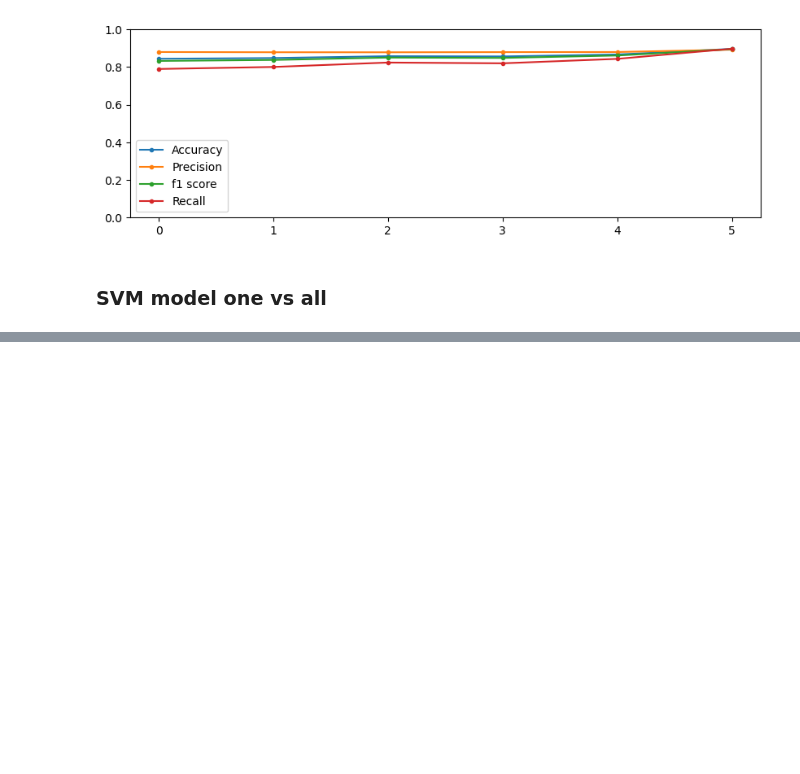
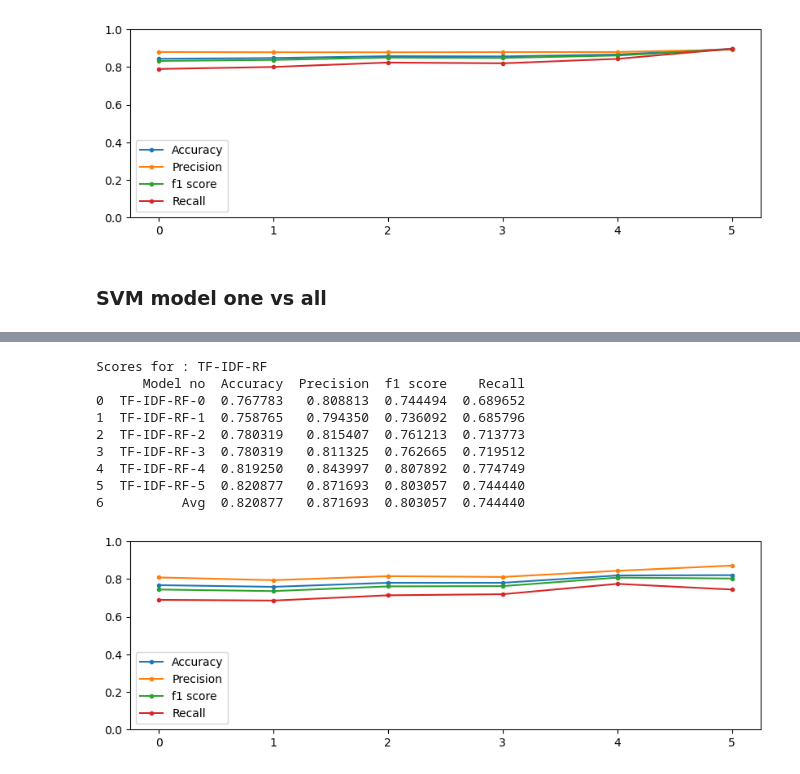
Before and after one commit to gyan-krishna/Amazon_food_review, a Jupyter notebook: 4. Naive Bayes.ipynb, the cells around one changed output, grey strips where cells are left out. Saved outputs shown, nothing was run; the diff lists cells and outputs as text; code cells hidden in the pictures; blank space fills up the shorter version.

```diff
--- a/4. Naive Bayes.ipynb
+++ b/4. Naive Bayes.ipynb
@@ -84,6 +86,11 @@ def logistic_regression(X_train, y_train):
     return logreg
 # %% [markdown]
 ### Random Forest
+# %%
+def random_forest(X_train, y_train):
+    rf = RandomForestClassifier(max_depth=25)
+    rf.fit(X_train,y_train)
+    return rf
 # %% [markdown]
 ## Metrics Evaluation
 # %%
@@ -213,3 +242,30 @@ for i, pos in enumerate(pos_data):
+# %%
+rf_bow_models = []
+for i, pos in enumerate(pos_data):
+    #print(i)
+    pos_labels = np.ones(pos.shape[0])
+    neg_labels = np.zeros(neg.shape[0])
+    y = np.hstack((pos_labels, neg_labels))
+    x = sparse.vstack((pos, neg))
+    X_train, X_test, y_train, y_test = train_test_split(x, y, test_size = 0.20, random_state = 0)
+
+    model = random_forest(X_train, y_train)
+    rf_bow_models.append(model)
+    mod_file = r'Models/RF/RF_'+str(i)+'.model'
+    pickle.dump(model, open(mod_file, 'wb'))
+
+evaluate_metrics("TF-IDF-RF", rf_bow_models, X_test, y_test)
+# %% [output]
+Scores for : TF-IDF-RF
+      Model no  Accuracy  Precision  f1 score    Recall
+0  TF-IDF-RF-0  0.767783   0.808813  0.744494  0.689652
+1  TF-IDF-RF-1  0.758765   0.794350  0.736092  0.685796
+2  TF-IDF-RF-2  0.780319   0.815407  0.761213  0.713773
+3  TF-IDF-RF-3  0.780319   0.811325  0.762665  0.719512
+4  TF-IDF-RF-4  0.819250   0.843997  0.807892  0.774749
+5  TF-IDF-RF-5  0.820877   0.871693  0.803057  0.744440
+6          Avg  0.820877   0.871693  0.803057  0.744440
+[figure, added]
 # %%
 print(X_train[0].shape)
 # %%
```
Also changed, not shown: parts of 3 cells of this notebook, 13 other files.
